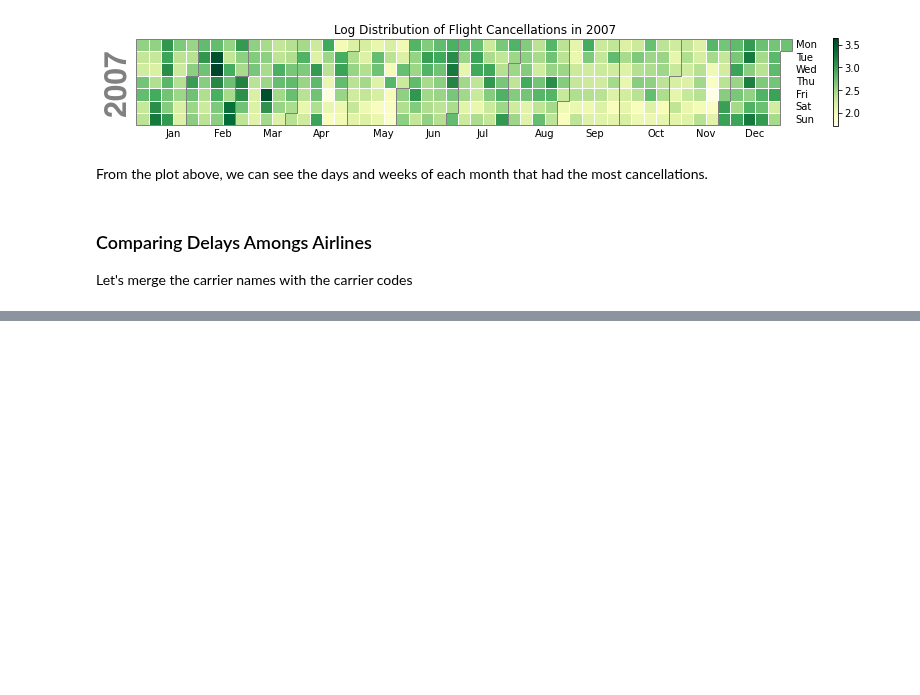
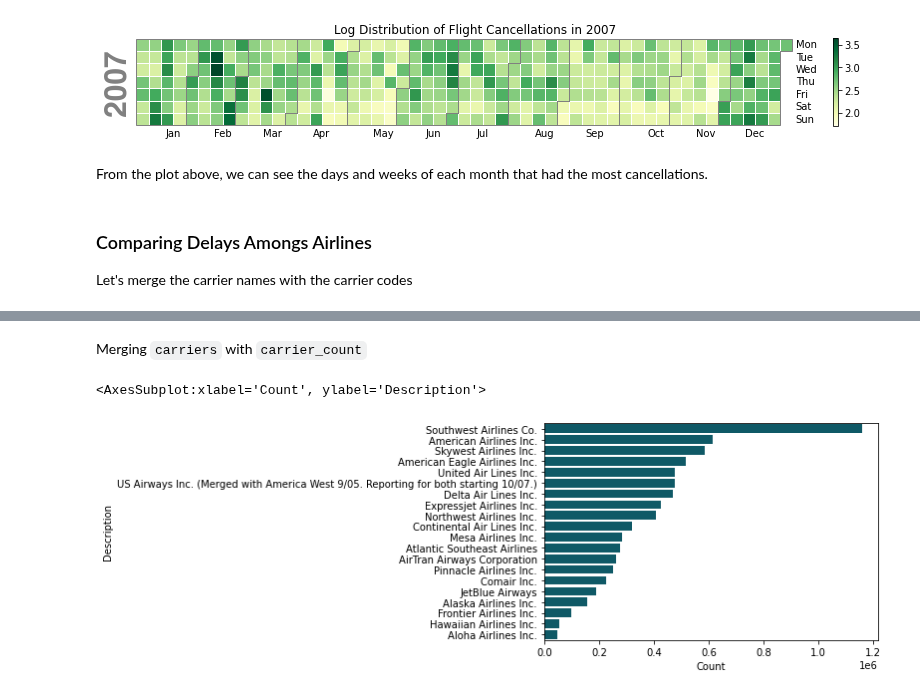
Before and after one commit to EsosaOrumwese/ALX-T-Nanodegree, a Jupyter notebook: Data Analytics/Projects/Airline On-Time Performance Data/eda_act.ipynb, the cells around one changed output, grey strips where cells are left out. Cells and saved outputs as stored; diff of their text form; code cells hidden in the pictures; blank space fills up the shorter version.

```diff
--- a/Data Analytics/Projects/Airline On-Time Performance Data/eda_act.ipynb
+++ b/Data Analytics/Projects/Airline On-Time Performance Data/eda_act.ipynb
@@ -417,6 +417,14 @@ From the plot above, we can see the days and weeks of each month that had the mo
 ### Comparing Delays Amongs Airlines
 Let's merge the carrier names with the carrier codes
 # %%
-# creating
+# creating dataframe with just counts of registered flights for each airline
 carrier_count = airline_df.groupby('UniqueCarrier')[['DepTime']].count()
+
+# sorting by decreasing count
 carrier_count.sort_values('DepTime', ascending=False, inplace=True)
+
+# rename column
+carrier_count.rename(columns={'DepTime':'Count'}, inplace=True)
+
+# reseting index, so that `UniqueCarrier` can be a column
+carrier_count.reset_index(inplace=True)
@@ -442,0 +451,12 @@ carrier_count.sort_values('DepTime', ascending=False, inplace=True)
+# %% [markdown]
+Merging `carriers` with `carrier_count`
+# %%
+airlines_flights = pd.merge(left=carrier_count, right=carriers, how='left',
+                            left_on='UniqueCarrier', right_on='Code')
+airlines_flights = airlines_flights[['Code', 'Description', 'Count']]
+# %%
+sns.barplot(data=airlines_flights, x='Count', y='Description',
+            color=base_color)
+# %% [output]
+<AxesSubplot:xlabel='Count', ylabel='Description'>
+[figure, added]
```
Also changed, not shown: parts of 2 cells of this notebook.
